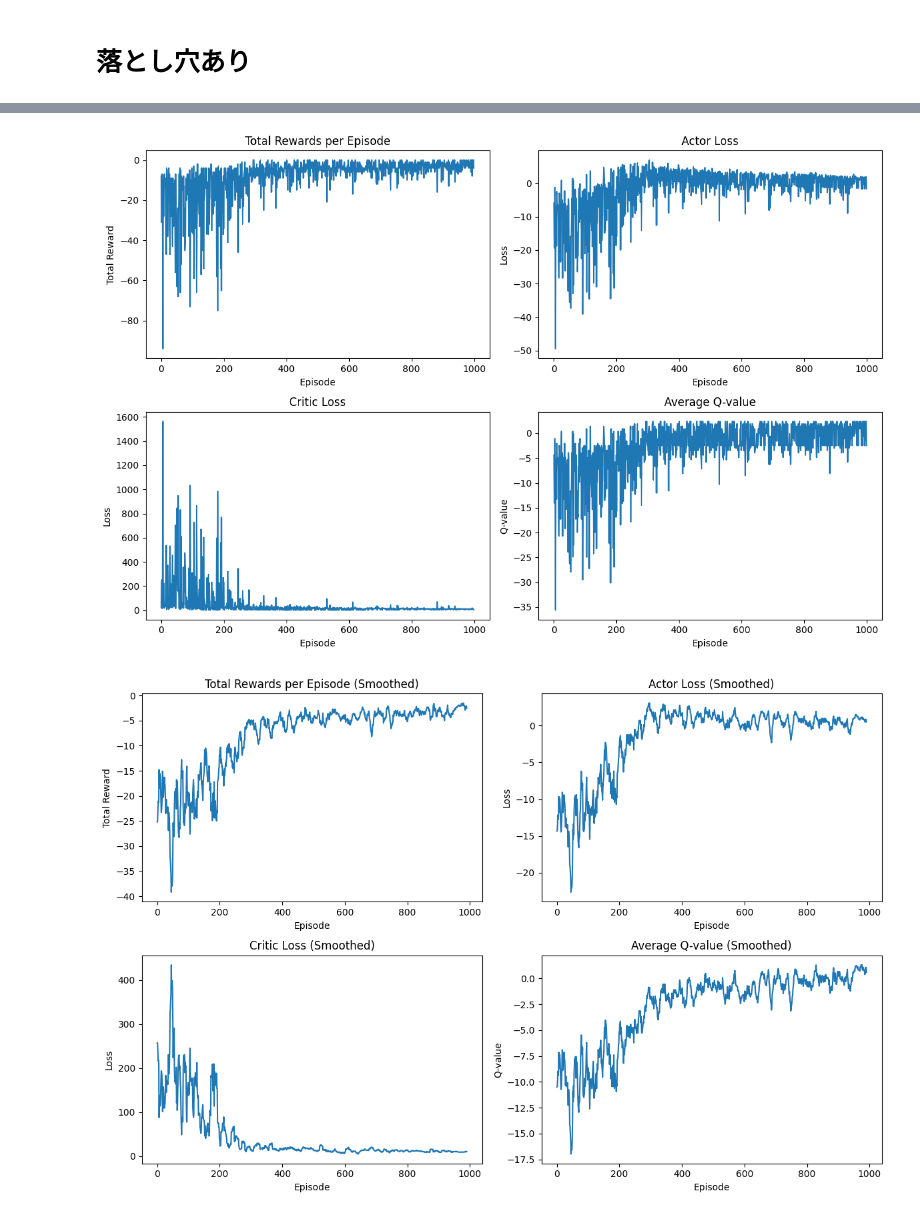
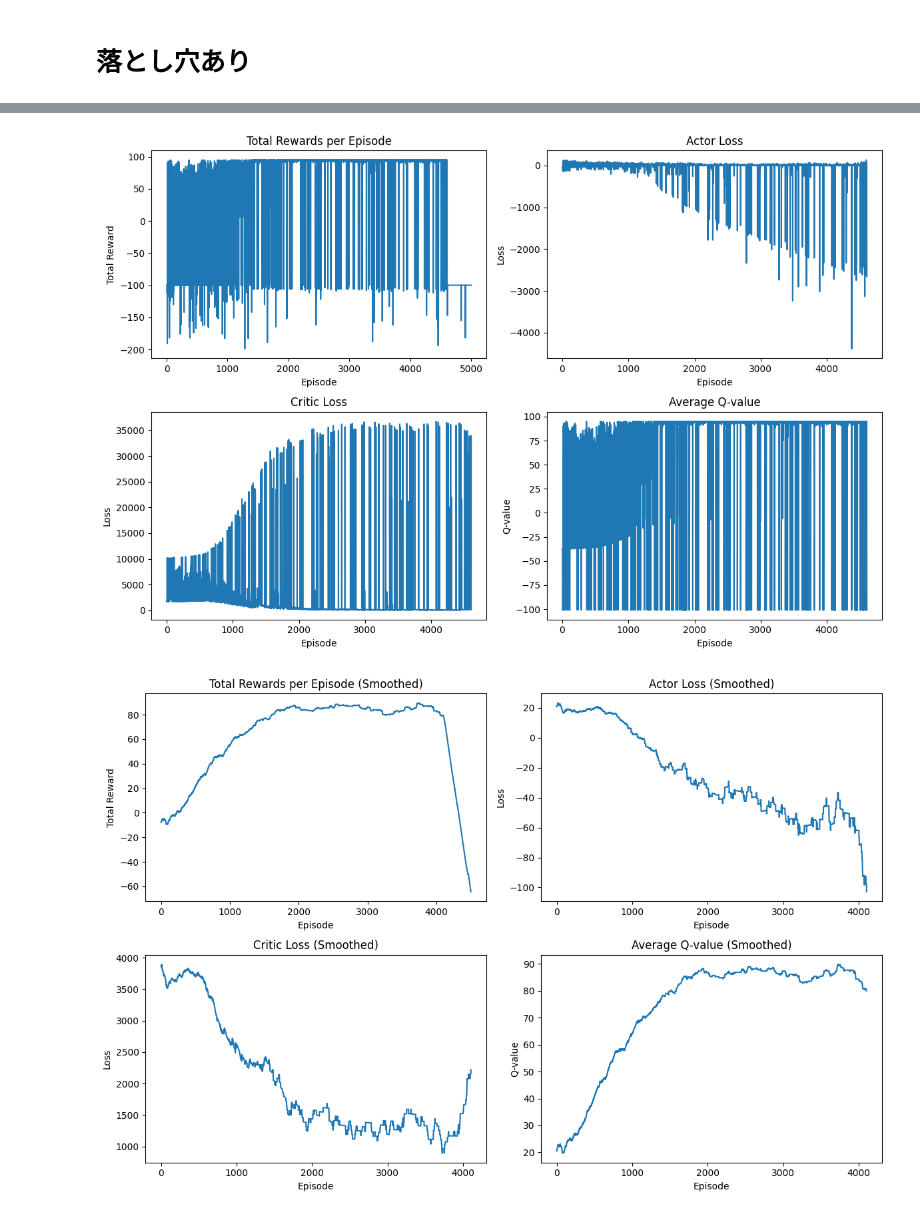
Before and after one commit to AriRyo/kjmlab_intern, a Jupyter notebook: notebook/grid-world-test6.ipynb, the cells around one changed output, grey strips where cells are left out. Drawn from its saved outputs; the diff is of its cells as text; code cells hidden in the pictures.

```diff
--- a/notebook/grid-world-test6.ipynb
+++ b/notebook/grid-world-test6.ipynb
@@ -50,10 +50,10 @@ class GridWorld:
         # 報酬設計
         reward = -1
         if self.pos == self.goal:
-            reward = 5
+            reward = 100
             self.done = True
         elif self.pos in self.pitfall_positions:
-            reward = -1  # 落とし穴に落ちた場合、ペナルティ
+            reward = -101  # 落とし穴に落ちた場合、大きなペナルティ
             self.done = True
 
         return self.state.flatten(), reward, self.done
@@ -74,10 +74,12 @@ class ActorCritic(nn.Module):
 
 ## エージェントの定義
 class Agent:
-    def __init__(self, state_size, action_size, gamma=0.99, lr=0.001):
+    def __init__(self, state_size, action_size, gamma=0.99, lr=0.001, epsilon=0.1):
         self.actor_critic = ActorCritic(state_size, action_size)
         self.optimizer = optim.Adam(self.actor_critic.parameters(), lr=lr)
         self.gamma = gamma
+        self.epsilon = epsilon
+        self.action_size = action_size
 
     def select_action(self, state, deterministic=False):
         state = torch.from_numpy(state).float().unsqueeze(0)
@@ -85,12 +87,13 @@ class Agent:
 
         if deterministic:
             action = torch.argmax(probs).item()  # 最も高い確率の行動を選択
-            log_prob = torch.log(probs.squeeze(0)[action])
         else:
-            m = torch.distributions.Categorical(probs)
-            action = m.sample()
-            log_prob = m.log_prob(action)
+            if random.random() > self.epsilon:
+                action = torch.argmax(probs).item()  # 最も高い確率の行動を選択
+            else:
+                action = random.choice(range(self.action_size))  # ランダムに行動を選択
 
+        log_prob = torch.log(probs.squeeze(0)[action])
         return action, log_prob
 
     def update(self, log_probs, values, rewards, next_value, dones):
@@ -378,7 +381,7 @@ action_size = 4
 agent = Agent(state_size, action_size)
 
 ## 訓練
-n_episodes = 1000
+n_episodes = 5000
 max_t = 100
 scores = []
 actor_losses = []
@@ -486,7 +496,7 @@ plt.ylabel('Q-value')
 plt.tight_layout()
 plt.show()
 # %% [output]
-[figure, old version]
+[figure, new version]
 # %%
 ## 移動平均を計算する関数
 def moving_average(data, window_size=10):
@@ -496,7 +506,7 @@ def moving_average(data, window_size=10):
 import matplotlib.pyplot as plt
 
 # 移動平均のウィンドウサイズを指定
-window_size = 10
+window_size = 500
 
 plt.figure(figsize=(12, 8))
 
@@ -508,34 +518,34 @@ plt.title('Total Rewards per Episode (Smoothed)')
 plt.xlabel('Episode')
 plt.ylabel('Total Reward')
 
 # アクター損失のグラフ
 plt.subplot(2, 2, 2)
 smoothed_actor_losses = moving_average(actor_losses, window_size)
 plt.plot(smoothed_actor_losses)
 plt.title('Actor Loss (Smoothed)')
 plt.xlabel('Episode')
 plt.ylabel('Loss')
 
 # クリティック損失のグラフ
 plt.subplot(2, 2, 3)
 smoothed_critic_losses = moving_average(critic_losses, window_size)
 plt.plot(smoothed_critic_losses)
 plt.title('Critic Loss (Smoothed)')
 plt.xlabel('Episode')
 plt.ylabel('Loss')
 
 # Q値のグラフ
 plt.subplot(2, 2, 4)
 smoothed_Q_values = moving_average(Q_values, window_size)
 plt.plot(smoothed_Q_values)
 plt.title('Average Q-value (Smoothed)')
 plt.xlabel('Episode')
 plt.ylabel('Q-value')
 
 plt.tight_layout()
 plt.show()
 # %% [output]
-[figure, old version]
+[figure, new version]
 # %%
 
 ## 方策を可視化する関数
```
Also changed, not shown: parts of 14 cells of this notebook, 1 other file.
